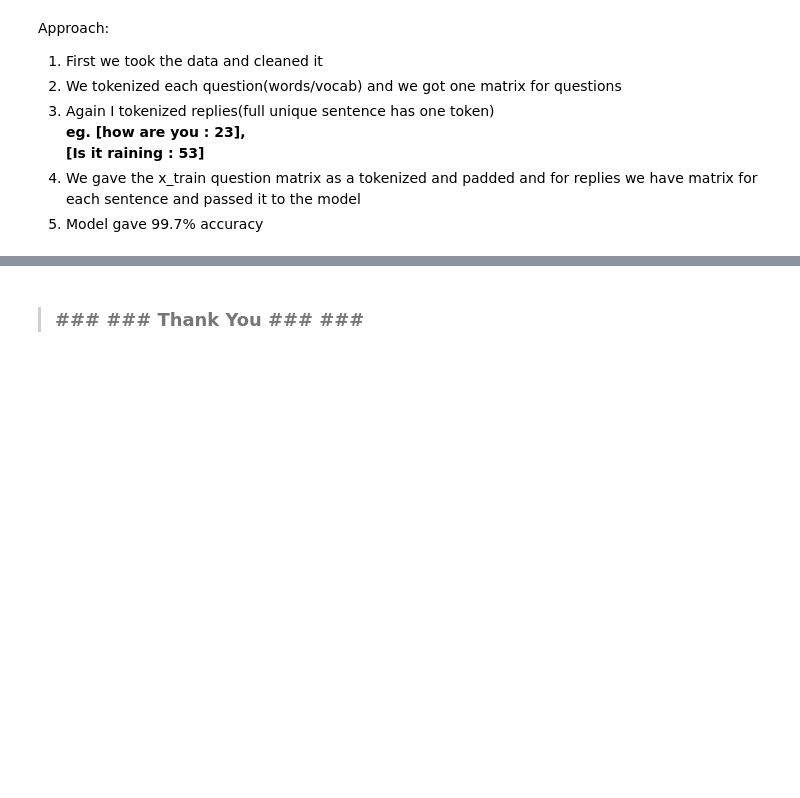
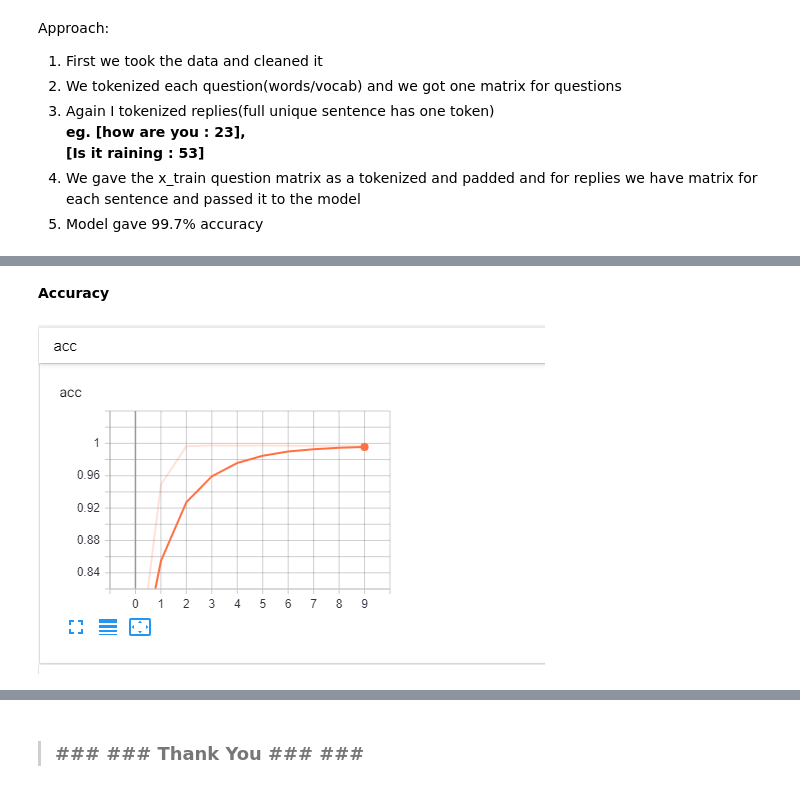
Before and after one commit to yatindma/Automated-Response-Suggestion-for-Email, a Jupyter notebook: Smart_email_reply_suggestion.ipynb, the cells around one changed output, grey strips where cells are left out. Cells and saved outputs as stored; diff of their text form; code cells hidden in the pictures; blank space fills up the shorter version.

```diff
--- a/Smart_email_reply_suggestion.ipynb
+++ b/Smart_email_reply_suggestion.ipynb
@@ -372,0 +526,7 @@ Approach:
+# %% [markdown]
+**Accuracy**
+# %%
+from IPython.display import display, Image
+display(Image(filename='accuracy.PNG'))
+# %% [output]
+[figure, added]
```
Also changed, not shown: parts of 45 cells of this notebook.
